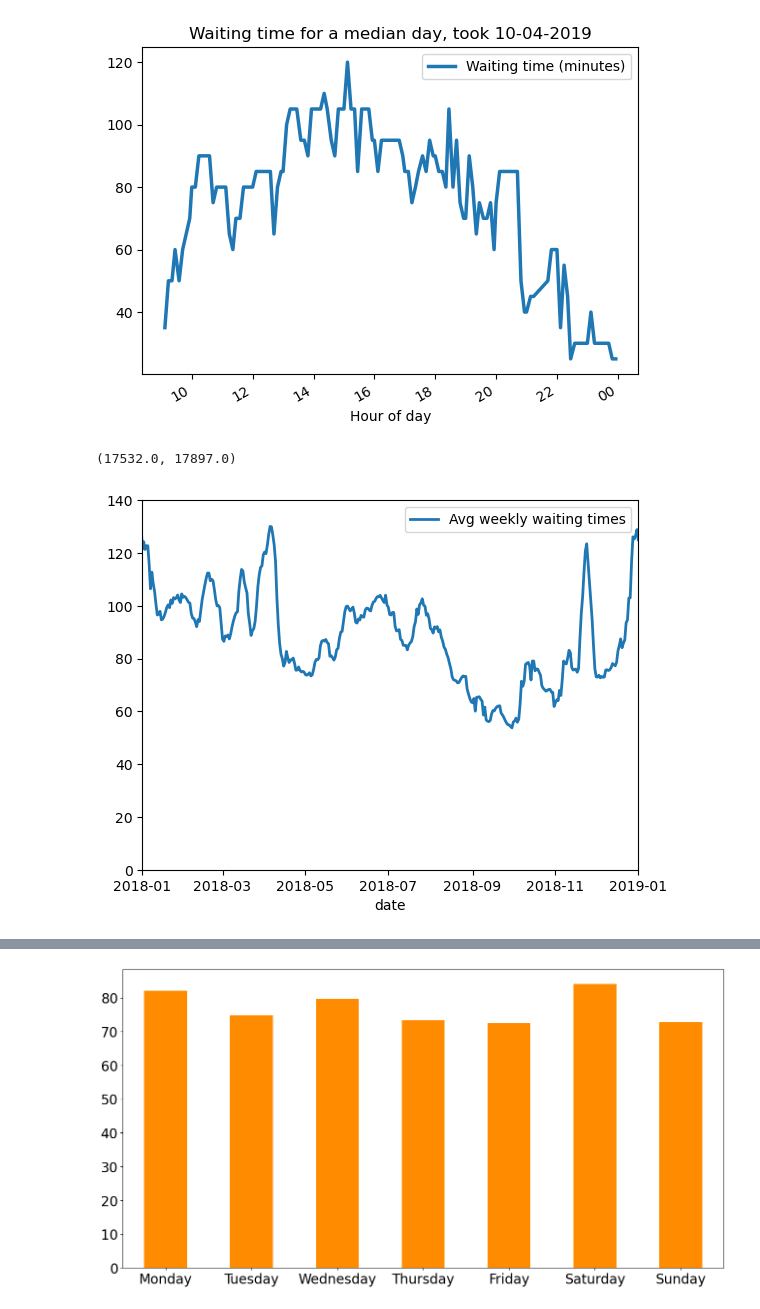
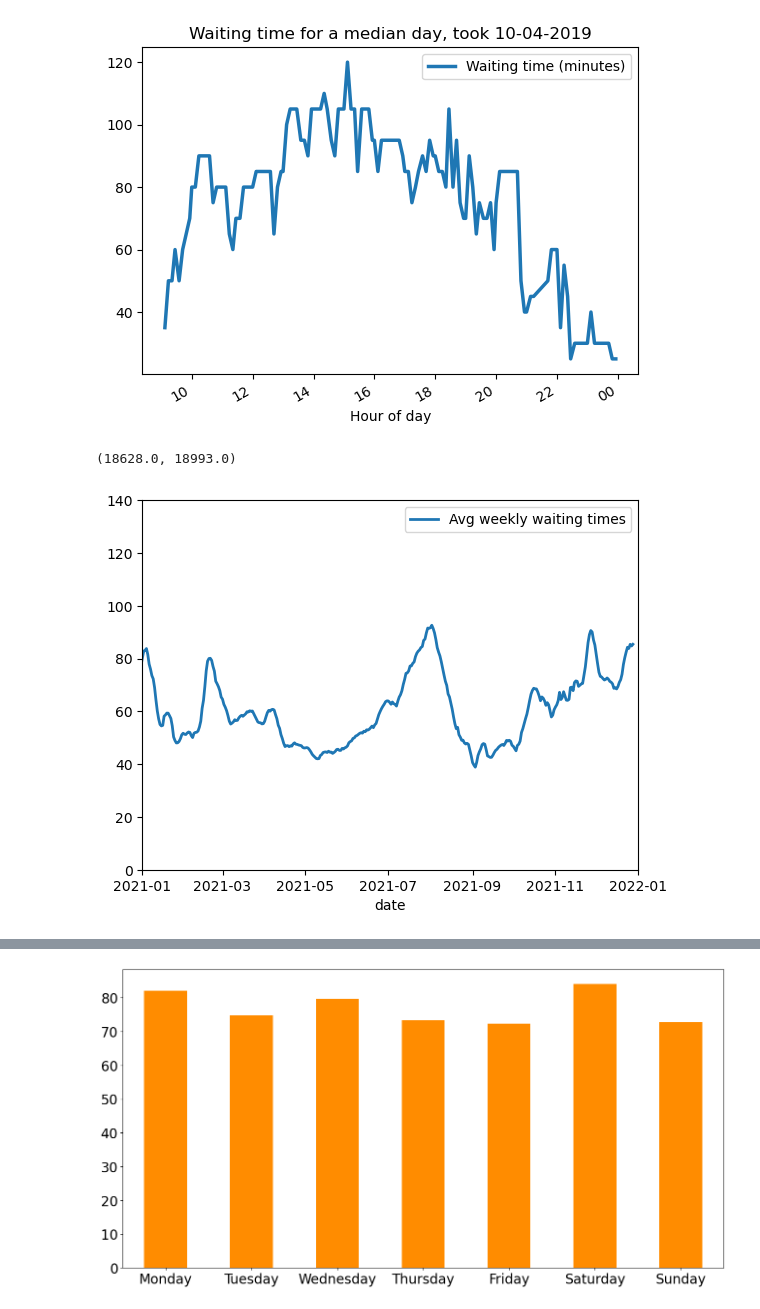
Before and after one commit to THellemans/data-science-syntra-ab, a Jupyter notebook: 06 statistiek/02 Middelpunten schatten/notebooks/oefeningen.ipynb, the cells around one changed output, grey strips where cells are left out. Drawn from its saved outputs; the diff is of its cells as text; code cells hidden in the pictures.

```diff
--- a/06 statistiek/02 Middelpunten schatten/notebooks/oefeningen.ipynb
+++ b/06 statistiek/02 Middelpunten schatten/notebooks/oefeningen.ipynb
@@ -49,7 +50,7 @@ Clean/preprocess data
 df_7_dwarfs = df_7_dwarfs_raw.copy()
 df_7_dwarfs['datetime'] = pd.to_datetime(df_7_dwarfs['datetime'], format = '%d/%m/%Y %H:%M')
 df_7_dwarfs['date'] = df_7_dwarfs['datetime'].dt.date
-idxs = (df_7_dwarfs.SPOSTMIN > 0) & (~df_7_dwarfs['SPOSTMIN'].isnull())
+idxs = (df_7_dwarfs.SPOSTMIN >= 0) & (~df_7_dwarfs['SPOSTMIN'].isnull())
 df_7_dwarfs = df_7_dwarfs.loc[idxs]
 # %% [markdown]
 Group per day & find median
@@ -74,9 +75,9 @@ ax.xaxis.set_major_formatter(mdates.DateFormatter('%H'))
 # %%
 df_7_dwarfs_weekly = df_7_dwarfs_daily.rolling(window = 7).mean().iloc[7:].copy()
 ax = df_7_dwarfs_weekly.plot(lw = 2)
 ax.set_ylim([0, 140])
 ax.legend(["Avg weekly waiting times"])
-ax.set_xlim([datetime.datetime(2018, 1, 1), datetime.datetime(2019, 1, 1)])
+ax.set_xlim([datetime.datetime(2021, 1, 1), datetime.datetime(2022, 1, 1)])
 # %% [output]
-(17532.0, 17897.0)
+(18628.0, 18993.0)
-[figure, old version]
+[figure, new version]
```
Also changed, not shown: parts of 5 cells of this notebook, 2 other files.
